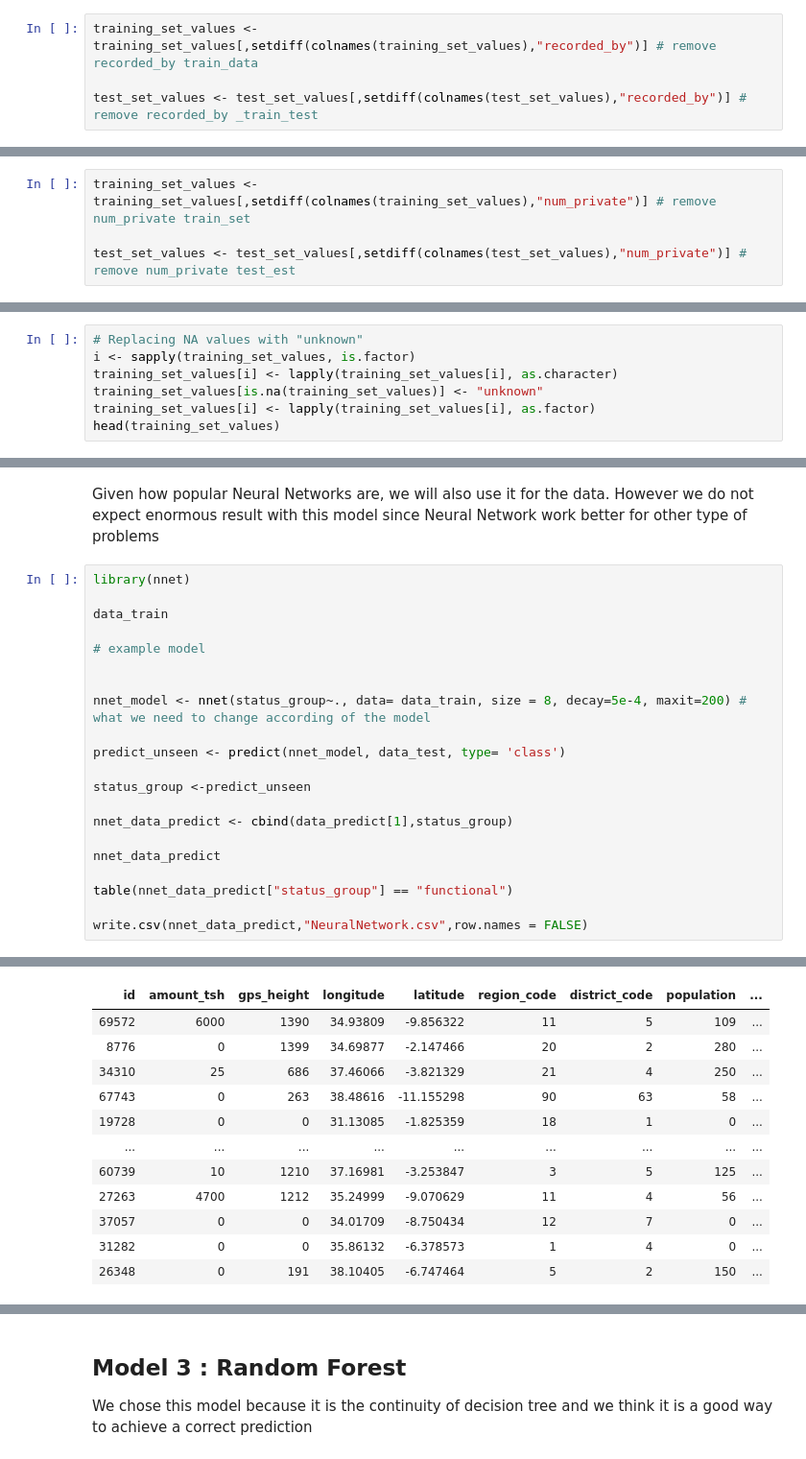
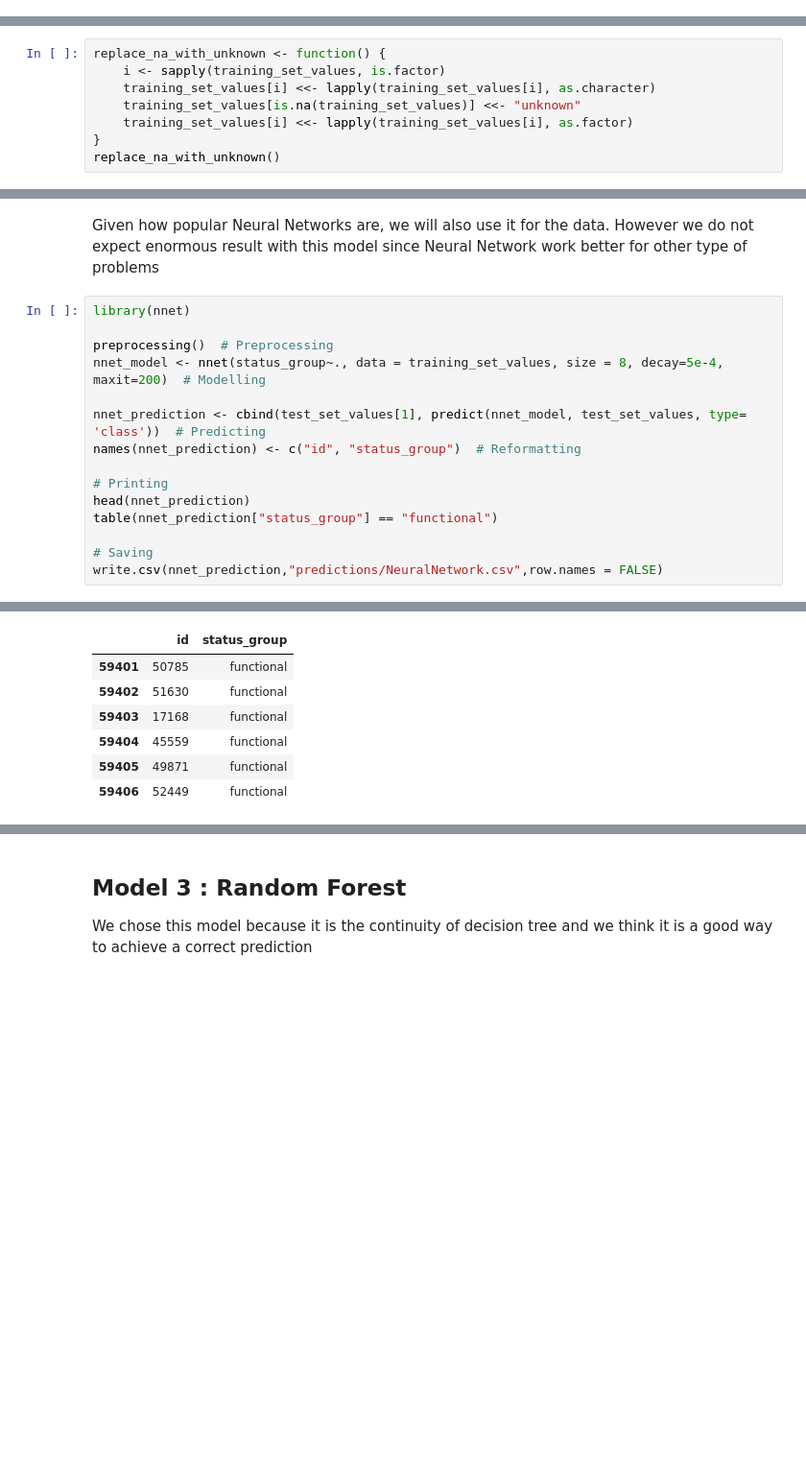
Before and after one commit to nmarotte/F422-fluffy-couscous, a Jupyter notebook: ReportTemplate.ipynb, the cells around one changed output, grey strips where cells are left out. Shown: that part at 96% size. Saved outputs shown, nothing was run; the diff lists cells and outputs as text; blank space fills up the shorter version.

```diff
--- a/ReportTemplate.ipynb
+++ b/ReportTemplate.ipynb
@@ -100,6 +124,2 @@ One column was found that is always the same value, we will then remove it from
-# %%
-training_set_values <- training_set_values[,setdiff(colnames(training_set_values),"recorded_by")] # remove recorded_by train_data
-
-test_set_values <- test_set_values[,setdiff(colnames(test_set_values),"recorded_by")] # remove recorded_by _train_test
 # %% [markdown]
 Now we can look at the data in a less strict manner. What if for only a few of the entries, we have a different value ? This won't be detected with the above loop, but can be detected manually by checking the number of occurence of the most common value. If it appears, let's say more than 99 % of the time, we assume it is always that value and remove that column.
@@ -128,7 +174,3 @@ We see that num_private has almost 99% of the time the same value. Given the hug
-# %%
-training_set_values <- training_set_values[,setdiff(colnames(training_set_values),"num_private")] # remove num_private train_set
-
-test_set_values <- test_set_values[,setdiff(colnames(test_set_values),"num_private")] # remove num_private test_est
 # %% [markdown]
 ## Looking at the corelation between columns
 # %% [markdown]
@@ -369,9 +355,10 @@ We chose to replace the empty value with a new category : `unknown`. This might
 
 This will be done for all the columns that contain text entries, since there isn't missing data for numbers
 # %%
-# Replacing NA values with "unknown"
-i <- sapply(training_set_values, is.factor)
-training_set_values[i] <- lapply(training_set_values[i], as.character)
-training_set_values[is.na(training_set_values)] <- "unknown"
-training_set_values[i] <- lapply(training_set_values[i], as.factor)
-head(training_set_values)
+replace_na_with_unknown <- function() {
+    i <- sapply(training_set_values, is.factor)
+    training_set_values[i] <<- lapply(training_set_values[i], as.character)
+    training_set_values[is.na(training_set_values)] <<- "unknown"
+    training_set_values[i] <<- lapply(training_set_values[i], as.factor)
+}
+replace_na_with_unknown()
@@ -527,23 +535,17 @@ Given how popular Neural Networks are, we will also use it for the data. However
 # %%
 library(nnet)
 
-data_train
+preprocessing()  # Preprocessing
+nnet_model <- nnet(status_group~., data = training_set_values, size = 8, decay=5e-4, maxit=200)  # Modelling
 
-# example model
+nnet_prediction <- cbind(test_set_values[1], predict(nnet_model, test_set_values, type= 'class'))  # Predicting
+names(nnet_prediction) <- c("id", "status_group")  # Reformatting
 
+# Printing
+head(nnet_prediction)
+table(nnet_prediction["status_group"] == "functional")
 
-nnet_model <- nnet(status_group~., data= data_train, size = 8, decay=5e-4, maxit=200) # what we need to change according of the model
-
-predict_unseen <- predict(nnet_model, data_test, type= 'class')
-
-status_group <-predict_unseen
-
-nnet_data_predict <- cbind(data_predict[1],status_group)
-
-nnet_data_predict
-
-table(nnet_data_predict["status_group"] == "functional")
-
-write.csv(nnet_data_predict,"NeuralNetwork.csv",row.names = FALSE)
+# Saving
+write.csv(nnet_prediction,"predictions/NeuralNetwork.csv",row.names = FALSE)
 # %% [output]
 Warning message:
@@ -551,12 +572,7 @@ Warning message:
-| id | amount_tsh | gps_height | longitude | latitude | region_code | district_code | population | ... |
-| 69572 | 6000 | 1390 | 34.93809 | -9.856322 | 11 | 5 | 109 | ... |
-| 8776 | 0 | 1399 | 34.69877 | -2.147466 | 20 | 2 | 280 | ... |
-| 34310 | 25 | 686 | 37.46066 | -3.821329 | 21 | 4 | 250 | ... |
-| 67743 | 0 | 263 | 38.48616 | -11.155298 | 90 | 63 | 58 | ... |
-| 19728 | 0 | 0 | 31.13085 | -1.825359 | 18 | 1 | 0 | ... |
-| ... | ... | ... | ... | ... | ... | ... | ... | ... |
-| 60739 | 10 | 1210 | 37.16981 | -3.253847 | 3 | 5 | 125 | ... |
-| 27263 | 4700 | 1212 | 35.24999 | -9.070629 | 11 | 4 | 56 | ... |
-| 37057 | 0 | 0 | 34.01709 | -8.750434 | 12 | 7 | 0 | ... |
-| 31282 | 0 | 0 | 35.86132 | -6.378573 | 1 | 4 | 0 | ... |
-| 26348 | 0 | 191 | 38.10405 | -6.747464 | 5 | 2 | 150 | ... |
+|  | id | status_group |
+| 59401 | 50785 | functional |
+| 59402 | 51630 | functional |
+| 59403 | 17168 | functional |
+| 59404 | 45559 | functional |
+| 59405 | 49871 | functional |
+| 59406 | 52449 | functional |
```
Also changed, not shown: parts of 32 cells of this notebook.
